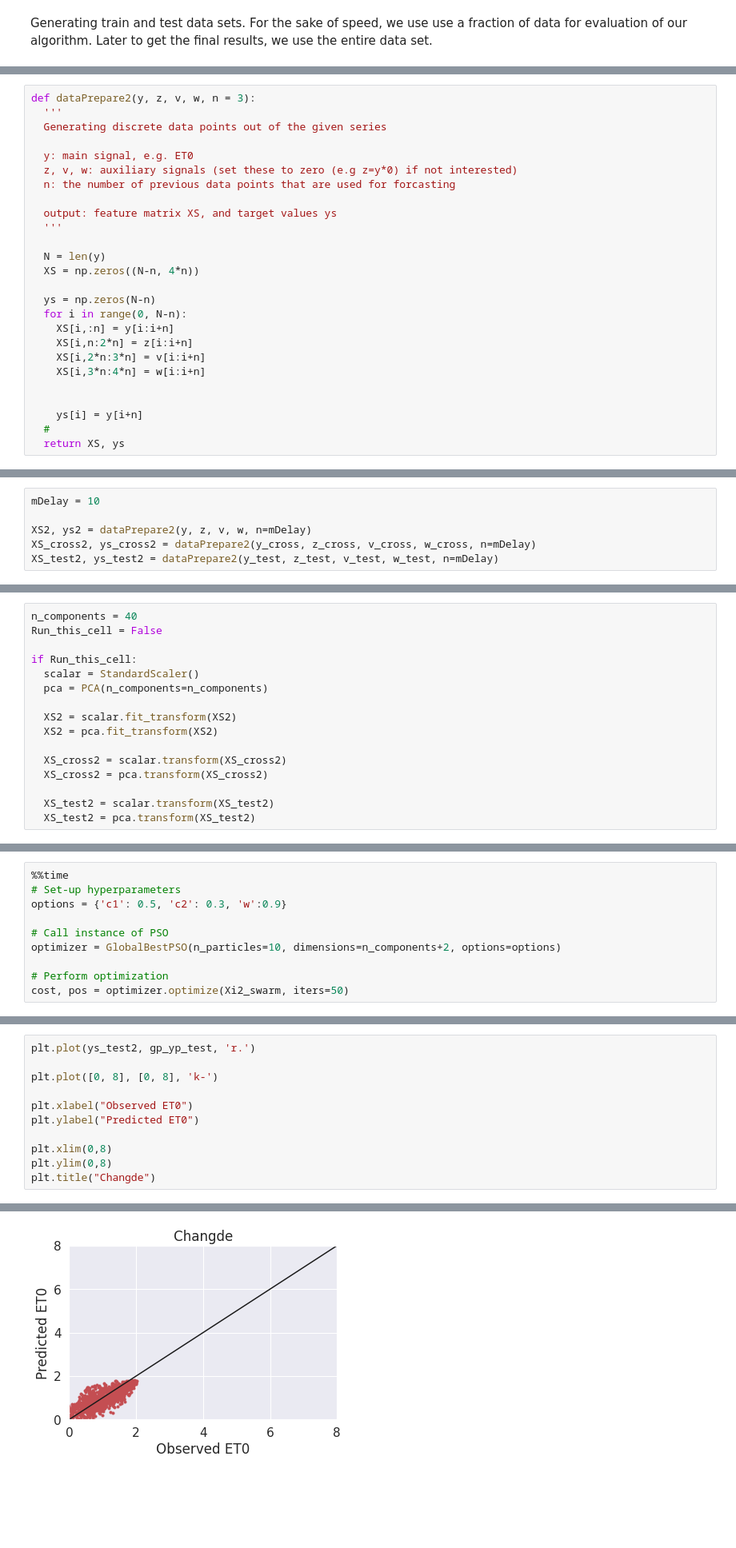
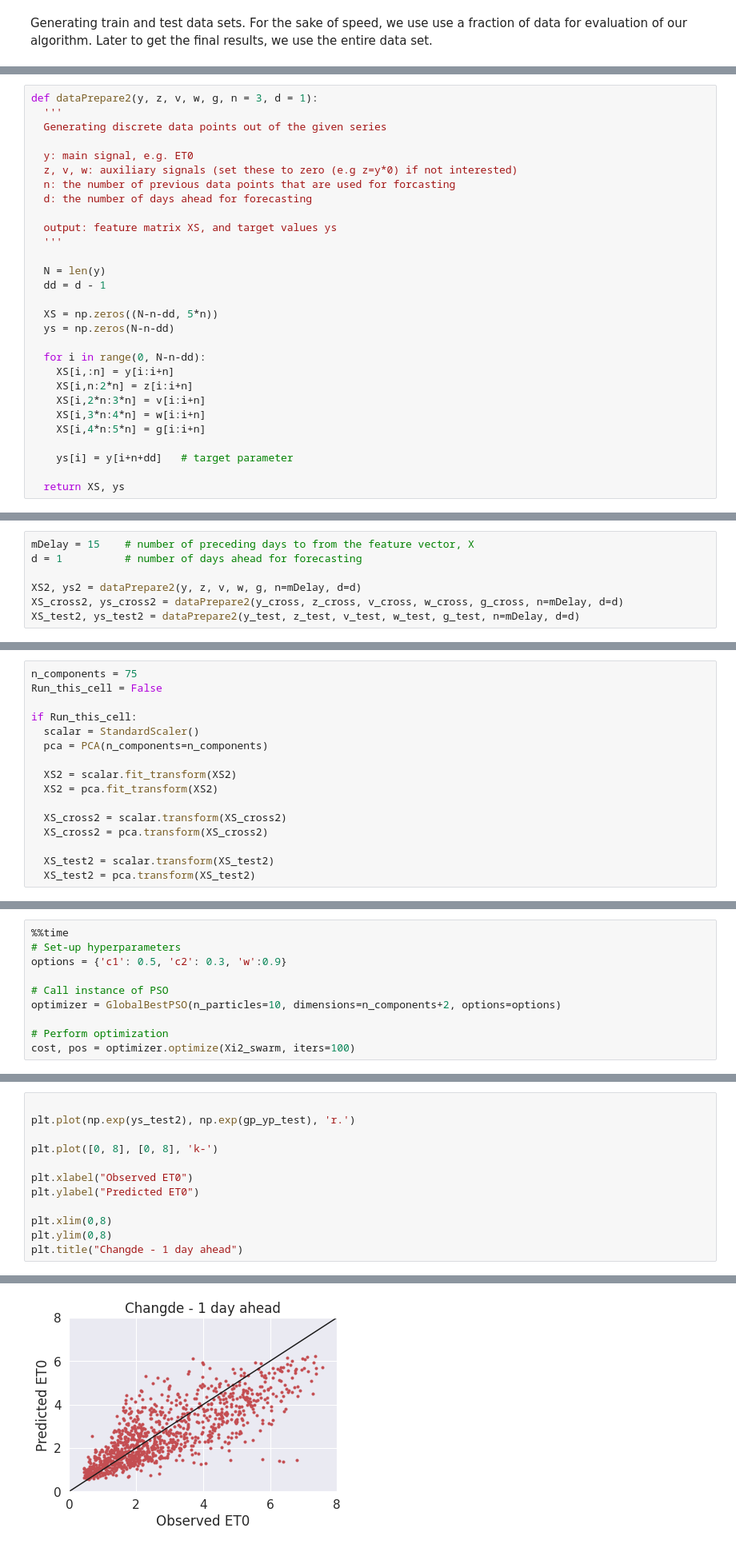
Before and after one commit to ekourkchi/Weather_research, a Jupyter notebook: GPR_PSO_Changde_1d_15ETplus.ipynb, the cells around one changed output, grey strips where cells are left out. Shown at 80% size. Drawn from its saved outputs; the diff is of its cells as text; blank space fills up the shorter version.

```diff
--- a/GPR_PSO_Changde_1d_15ETplus.ipynb
+++ b/GPR_PSO_Changde_1d_15ETplus.ipynb
@@ -252,30 +277,33 @@ def funcMAX(func, X, y, addParam = 0, maxiter=500, method='L-BFGS-B', verbose=Fa
 
   return result
 # %%
-def dataPrepare2(y, z, v, w, n = 3):
+def dataPrepare2(y, z, v, w, g, n = 3, d = 1):
   '''
   Generating discrete data points out of the given series
 
   y: main signal, e.g. ET0
   z, v, w: auxiliary signals (set these to zero (e.g z=y*0) if not interested)
   n: the number of previous data points that are used for forcasting
+  d: the number of days ahead for forecasting
 
   output: feature matrix XS, and target values ys
   '''
 
   N = len(y)
-  XS = np.zeros((N-n, 4*n))
+  dd = d - 1
 
-  ys = np.zeros(N-n)
-  for i in range(0, N-n):
+  XS = np.zeros((N-n-dd, 5*n))
+  ys = np.zeros(N-n-dd)
+
+  for i in range(0, N-n-dd):
     XS[i,:n] = y[i:i+n]
     XS[i,n:2*n] = z[i:i+n]
     XS[i,2*n:3*n] = v[i:i+n]
     XS[i,3*n:4*n] = w[i:i+n]
+    XS[i,4*n:5*n] = g[i:i+n]
 
+    ys[i] = y[i+n+dd]   # target parameter
 
-    ys[i] = y[i+n]
-  #
   return XS, ys
 # %% [markdown]
 # Defning the Gaussain Process using George package
@@ -325,11 +353,12 @@ for the given training and cross_validation sets.
 
 In the following example for mDelay=3, 3*4 features would be generated. 3-lags, four parameters each. So $X$ is 12-dimensional
 # %%
-mDelay = 10
+mDelay = 15    # number of preceding days to from the feature vector, X
+d = 1          # number of days ahead for forecasting
 
-XS2, ys2 = dataPrepare2(y, z, v, w, n=mDelay)
-XS_cross2, ys_cross2 = dataPrepare2(y_cross, z_cross, v_cross, w_cross, n=mDelay)
-XS_test2, ys_test2 = dataPrepare2(y_test, z_test, v_test, w_test, n=mDelay)
+XS2, ys2 = dataPrepare2(y, z, v, w, g, n=mDelay, d=d)
+XS_cross2, ys_cross2 = dataPrepare2(y_cross, z_cross, v_cross, w_cross, g_cross, n=mDelay, d=d)
+XS_test2, ys_test2 = dataPrepare2(y_test, z_test, v_test, w_test, g_test, n=mDelay, d=d)
 # %% [markdown]
 # Optional dimension reduction
 
@@ -337,7 +366,7 @@ Since the number of dimensions could be large, we can project all paraeters to a
 
 For instance, running the following cell, for n_components = 5, only 5 strongest components are utilized. Another advantage is that these 5 components are independent and not correlated. If the number of features is larges, using too small number components implies information leakage.
 # %%
-n_components = 40
+n_components = 75
 Run_this_cell = False
 
 if Run_this_cell:
@@ -421,5 +453,5 @@ options = {'c1': 0.5, 'c2': 0.3, 'w':0.9}
 optimizer = GlobalBestPSO(n_particles=10, dimensions=n_components+2, options=options)
 
 # Perform optimization
-cost, pos = optimizer.optimize(Xi2_swarm, iters=50)
+cost, pos = optimizer.optimize(Xi2_swarm, iters=100)
 # %% [output]
@@ -506,5 +551,6 @@ Text(0.5, 1.0, '1 day ahead predictions (Test)')
 # %%
-plt.plot(ys_test2, gp_yp_test, 'r.')
+
+plt.plot(np.exp(ys_test2), np.exp(gp_yp_test), 'r.')
 
 plt.plot([0, 8], [0, 8], 'k-')
 
@@ -513,5 +559,5 @@ plt.ylabel("Predicted ET0")
 
 plt.xlim(0,8)
 plt.ylim(0,8)
-plt.title("Changde")
+plt.title("Changde - 1 day ahead")
 # %% [output]
@@ -519 +565 @@ Text(0.5, 1.0, 'Changde')
-[figure, old version]
+[figure, new version]
```
Also changed, not shown: parts of 16 cells of this notebook.
